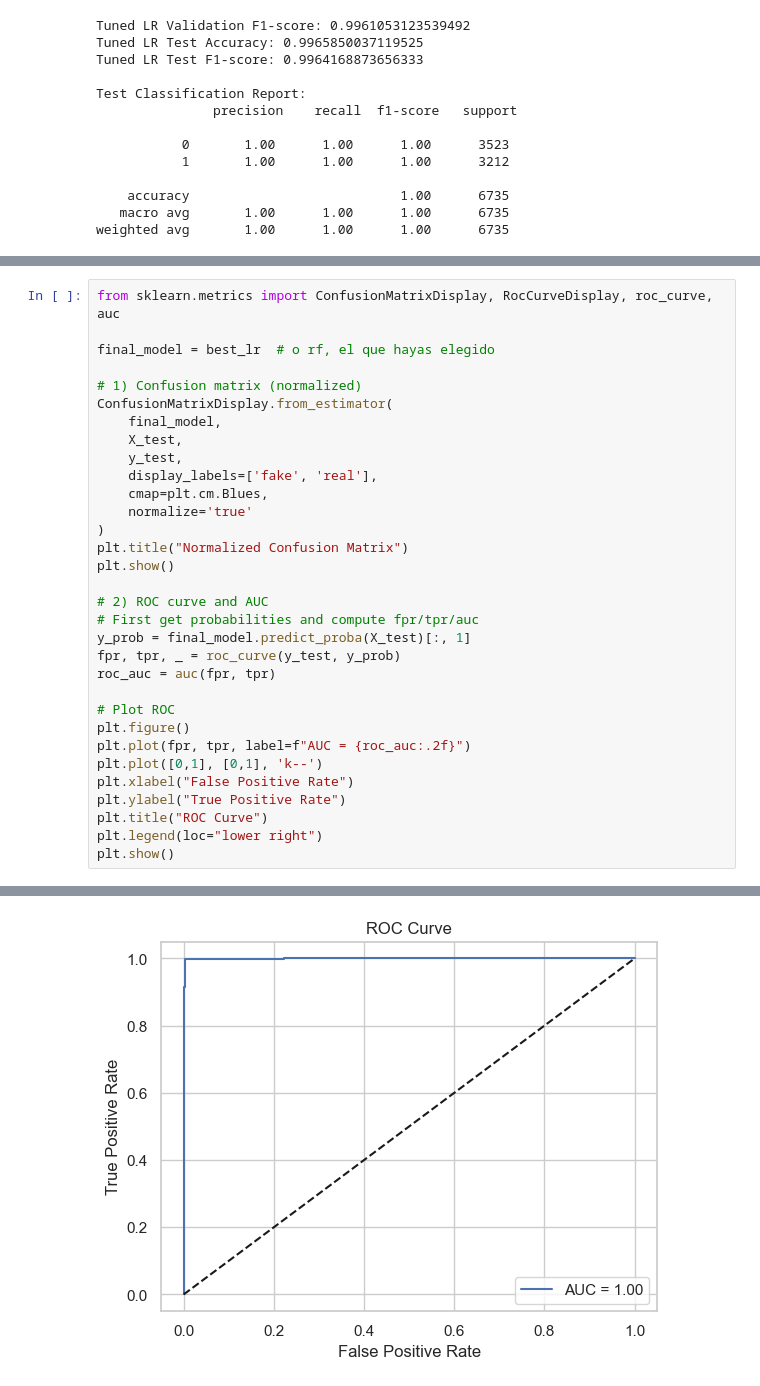
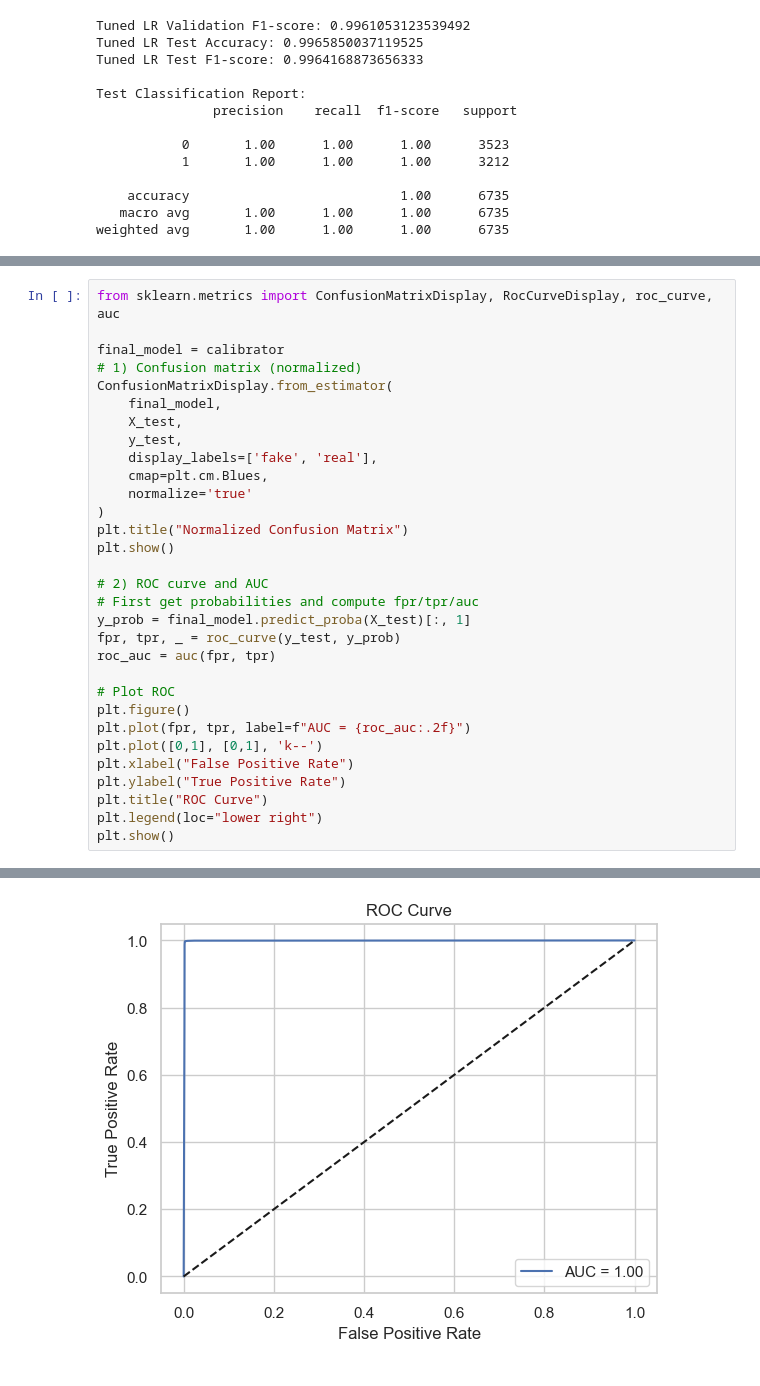
Before and after one commit to Lucaasgg/Fake-News-Classifier, a Jupyter notebook: notebooks/01_EDA.ipynb, the cells around one changed output, grey strips where cells are left out. Drawn from its saved outputs; the diff is of its cells as text.

```diff
--- a/notebooks/01_EDA.ipynb
+++ b/notebooks/01_EDA.ipynb
@@ -301,38 +375,37 @@ weighted avg       1.00      1.00      1.00      6735
 # %%
 from sklearn.metrics import ConfusionMatrixDisplay, RocCurveDisplay, roc_curve, auc
 
-final_model = best_lr  # o rf, el que hayas elegido
-
+final_model = calibrator
 # 1) Confusion matrix (normalized)
 ConfusionMatrixDisplay.from_estimator(
     final_model,
     X_test,
     y_test,
     display_labels=['fake', 'real'],
     cmap=plt.cm.Blues,
     normalize='true'
 )
 plt.title("Normalized Confusion Matrix")
 plt.show()
 
 # 2) ROC curve and AUC
 # First get probabilities and compute fpr/tpr/auc
 y_prob = final_model.predict_proba(X_test)[:, 1]
 fpr, tpr, _ = roc_curve(y_test, y_prob)
 roc_auc = auc(fpr, tpr)
 
 # Plot ROC
 plt.figure()
 plt.plot(fpr, tpr, label=f"AUC = {roc_auc:.2f}")
 plt.plot([0,1], [0,1], 'k--')
 plt.xlabel("False Positive Rate")
 plt.ylabel("True Positive Rate")
 plt.title("ROC Curve")
 plt.legend(loc="lower right")
 plt.show()
 # %% [output]
 [figure]
-[figure, old version]
+[figure, new version]
 # %%
 import os
 
```
Also changed, not shown: parts of 3 cells of this notebook, 3 other files.
